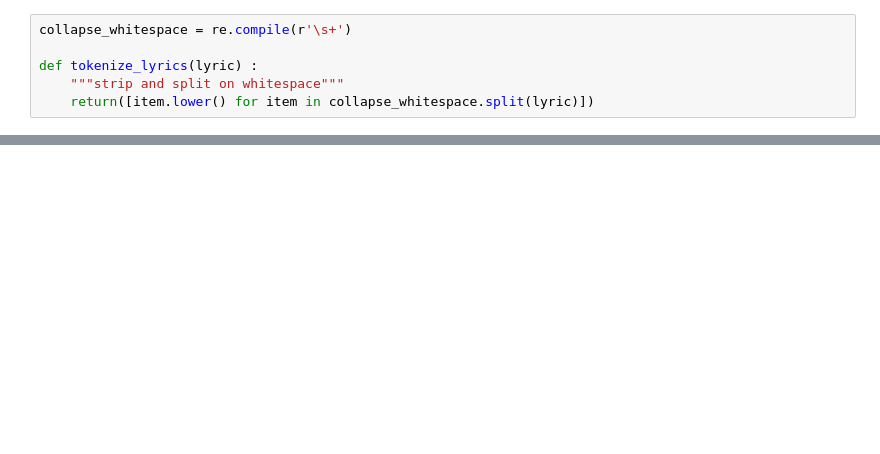
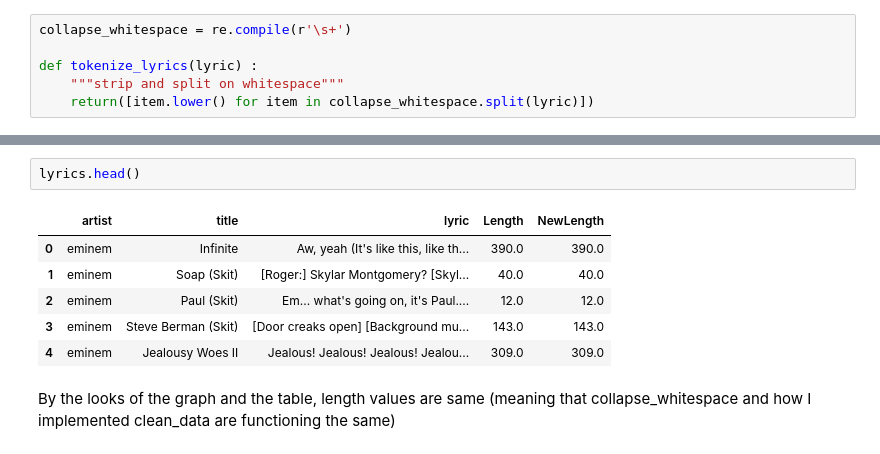
Before and after one commit to hsong1101/ADS509-Week2, a Jupyter notebook: Lyrics and Description EDA.ipynb, the cells around one changed output, grey strips where cells are left out. Cells and saved outputs as stored; diff of their text form; blank space fills up the shorter version.

```diff
--- a/Lyrics and Description EDA.ipynb
+++ b/Lyrics and Description EDA.ipynb
@@ -259,0 +382,11 @@ def tokenize_lyrics(lyric) :
+# %%
+lyrics.head()
+# %% [output]
+|  | artist | title | lyric | Length | NewLength |
+| 0 | eminem | Infinite | Aw, yeah (It's like this, like th... | 390.0 | 390.0 |
+| 1 | eminem | Soap (Skit) | [Roger:] Skylar Montgomery? [Skyl... | 40.0 | 40.0 |
+| 2 | eminem | Paul (Skit) | Em... what's going on, it's Paul.... | 12.0 | 12.0 |
+| 3 | eminem | Steve Berman (Skit) | [Door creaks open] [Background mu... | 143.0 | 143.0 |
+| 4 | eminem | Jealousy Woes II | Jealous! Jealous! Jealous! Jealou... | 309.0 | 309.0 |
+# %% [markdown]
+By the looks of the graph and the table, length values are same (meaning that collapse_whitespace and how I implemented clean_data are functioning the same)
```
Also changed, not shown: parts of 22 cells of this notebook, 1 other file.
